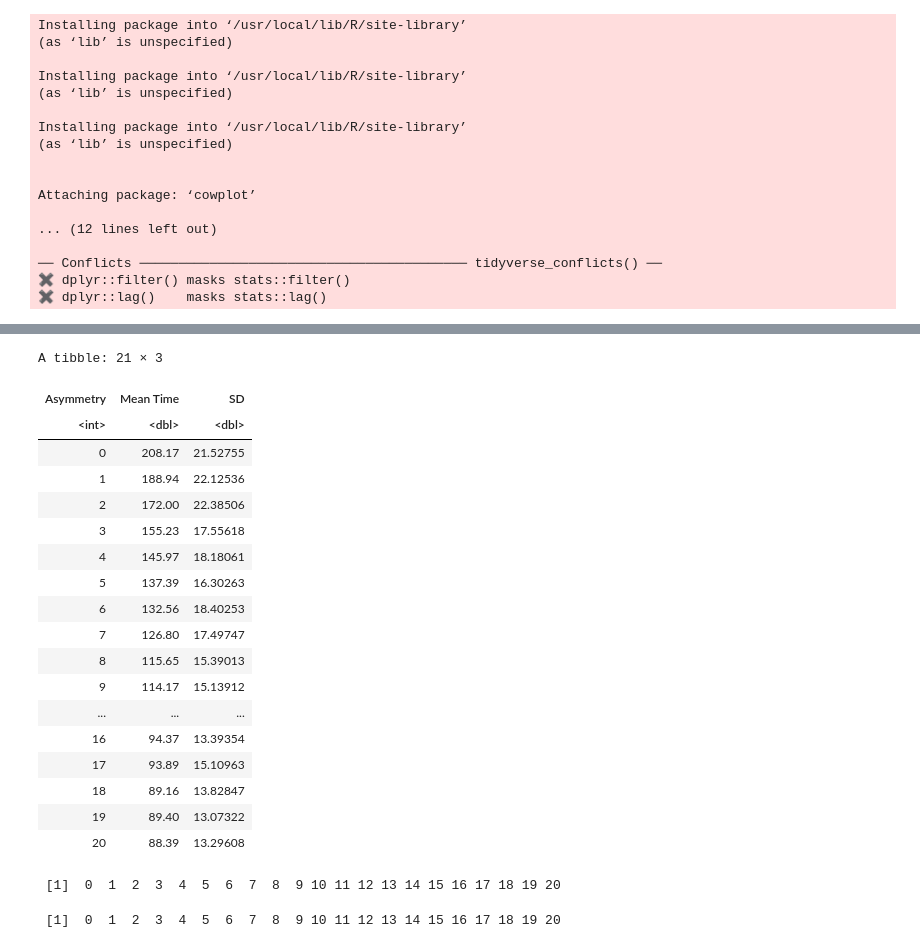
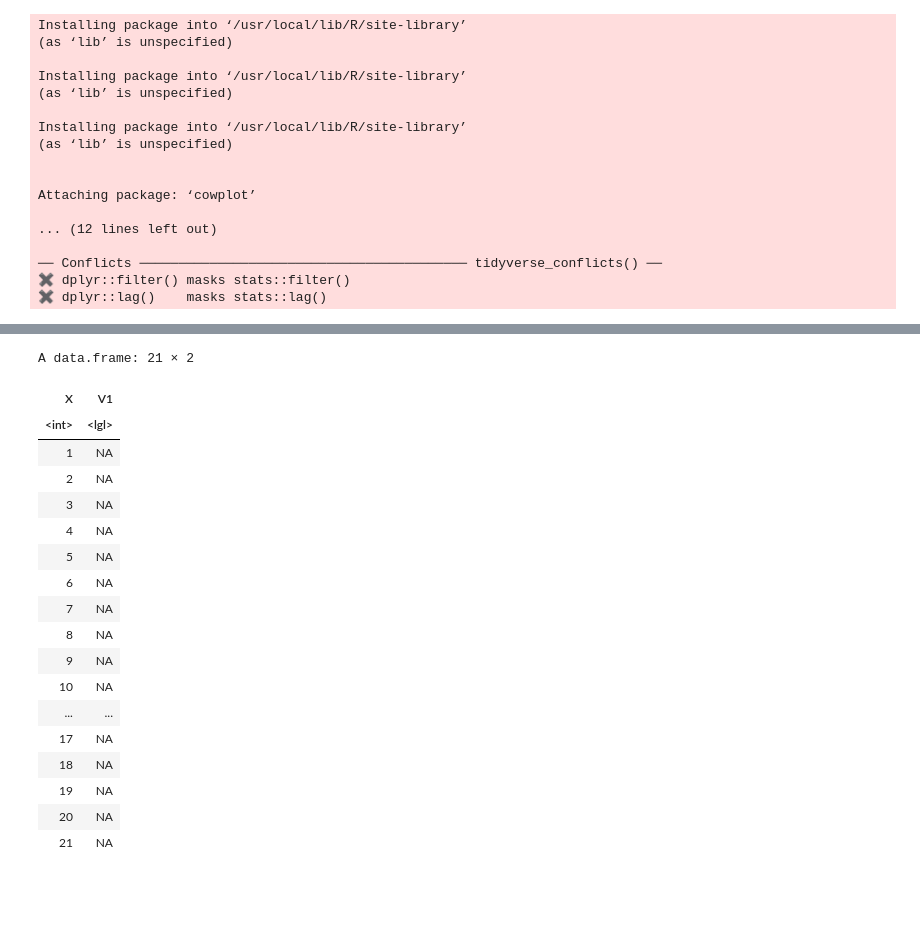
Before and after one commit to narayanivedam/AERO_625_Platooning, a Jupyter notebook: MC_Dissimilar_Neighborhood.ipynb, the cells around one changed output, grey strips where cells are left out. Drawn from its saved outputs; the diff is of its cells as text; code cells hidden in the pictures; blank space fills up the shorter version.

```diff
--- a/MC_Dissimilar_Neighborhood.ipynb
+++ b/MC_Dissimilar_Neighborhood.ipynb
@@ -271,11 +365,29 @@ d_m_i<- read.csv("Dissimilar_Mean_IPA.csv")
 d_m_o<- read.csv("Dissimilar_Mean_OPA.csv")
 d_m_a<- read.csv("Dissimilar_Mean_Affect.csv")
 d_m_t<- read.csv("Dissimilar_Mean_Time.csv")
+d_m_t20<- read.csv("Dissimilar_Mean_Time20.csv")
+d_m_t30<- read.csv("Dissimilar_Mean_Time30.csv")
+d_m_t40<- read.csv("Dissimilar_Mean_Time40.csv")
+d_m_t50<- read.csv("Dissimilar_Mean_Time50.csv")
+d_m_t60<- read.csv("Dissimilar_Mean_Time60.csv")
+d_m_t70<- read.csv("Dissimilar_Mean_Time70.csv")
+d_m_t80<- read.csv("Dissimilar_Mean_Time80.csv")
+d_m_t90<- read.csv("Dissimilar_Mean_Time90.csv")
+d_m_t100<- read.csv("Dissimilar_Mean_Time100.csv")
 
 d_s_i<- read.csv("Dissimilar_Sd_IPA.csv")
 d_s_o<- read.csv("Dissimilar_Sd_OPA.csv")
 d_s_a<- read.csv("Dissimilar_Sd_Affect.csv")
 d_s_t<- read.csv("Dissimilar_Sd_Time.csv")
+d_s_t20<- read.csv("Dissimilar_Sd_Time20.csv")
+d_s_t30<- read.csv("Dissimilar_Sd_Time30.csv")
+d_s_t40<- read.csv("Dissimilar_Sd_Time40.csv")
+d_s_t50<- read.csv("Dissimilar_Sd_Time50.csv")
+d_s_t60<- read.csv("Dissimilar_Sd_Time60.csv")
+d_s_t70<- read.csv("Dissimilar_Sd_Time70.csv")
+d_s_t80<- read.csv("Dissimilar_Sd_Time80.csv")
+d_s_t90<- read.csv("Dissimilar_Sd_Time90.csv")
+d_s_t100<- read.csv("Dissimilar_Sd_Time100.csv")
 # %%
 new_data <- tibble(0:20,d_m_t$V1)
 new_data<-new_data %>%
@@ -330,31 +417,22 @@ new_data <- new_data %>% rename("SD" = 3)
-# %%
-row <- 0:20
-new_data%>%filter(Asymmetry==row)
-# %% [output]
-A tibble: 21 × 3
-| Asymmetry | Mean Time | SD |
-| <int> | <dbl> | <dbl> |
-| 0 | 208.17 | 21.52755 |
-| 1 | 188.94 | 22.12536 |
-| 2 | 172.00 | 22.38506 |
-| 3 | 155.23 | 17.55618 |
-| 4 | 145.97 | 18.18061 |
-| 5 | 137.39 | 16.30263 |
-| 6 | 132.56 | 18.40253 |
-| 7 | 126.80 | 17.49747 |
-| 8 | 115.65 | 15.39013 |
-| 9 | 114.17 | 15.13912 |
-| ... | ... | ... |
-| 16 | 94.37 | 13.39354 |
-| 17 | 93.89 | 15.10963 |
-| 18 | 89.16 | 13.82847 |
-| 19 | 89.40 | 13.07322 |
-| 20 | 88.39 | 13.29608 |
-# %%
-new_data$Asymmetry
-# %% [output]
- [1]  0  1  2  3  4  5  6  7  8  9 10 11 12 13 14 15 16 17 18 19 20
-# %%
-row
-# %% [output]
- [1]  0  1  2  3  4  5  6  7  8  9 10 11 12 13 14 15 16 17 18 19 20
+# %%
+d_m_t70
+# %% [output]
+A data.frame: 21 × 2
+| X | V1 |
+| <int> | <lgl> |
+| 1 | NA |
+| 2 | NA |
+| 3 | NA |
+| 4 | NA |
+| 5 | NA |
+| 6 | NA |
+| 7 | NA |
+| 8 | NA |
+| 9 | NA |
+| 10 | NA |
+| ... | ... |
+| 17 | NA |
+| 18 | NA |
+| 19 | NA |
+| 20 | NA |
+| 21 | NA |
```
Also changed, not shown: parts of 7 cells of this notebook.
